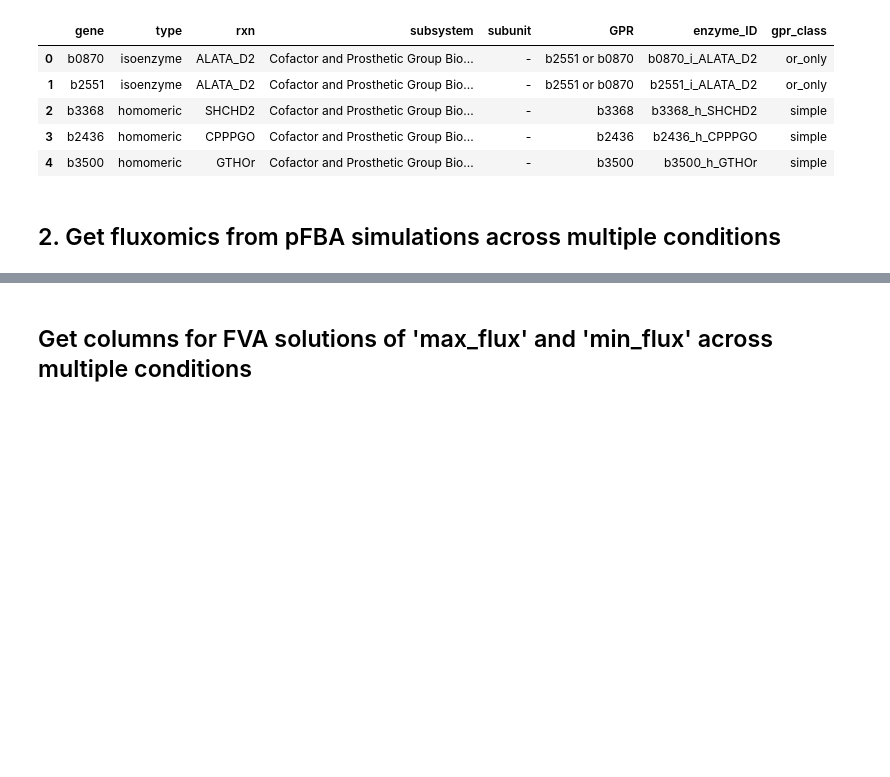
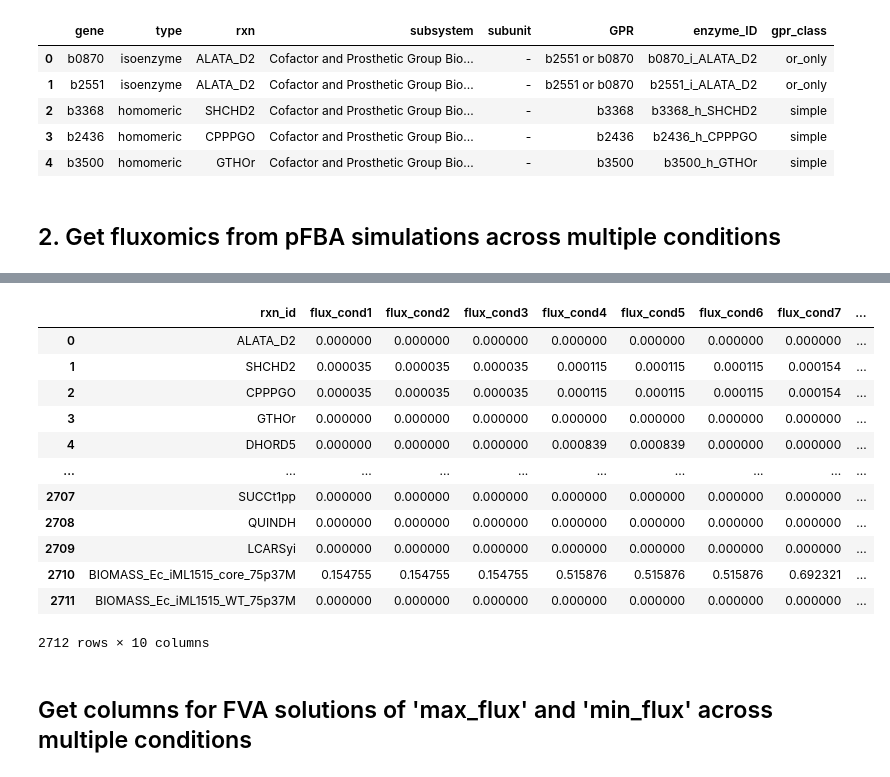
Before and after one commit to lyach/BactoCat, a Jupyter notebook: experiments/kapp_pipeline.ipynb, the cells around one changed output, grey strips where cells are left out. Cells and saved outputs as stored; diff of their text form; code cells hidden in the pictures; blank space fills up the shorter version.

```diff
--- a/experiments/kapp_pipeline.ipynb
+++ b/experiments/kapp_pipeline.ipynb
@@ -88,6 +89,22 @@ Condition 9 completed successfully
 Fluxomics dataframe created with 9 conditions
 # %%
 flux_summary = fluxomics_df.set_index("rxn_id").agg(["mean", "std", "min", "max"], axis=1)
+# %%
+fluxomics_df
+# %% [output]
+|  | rxn_id | flux_cond1 | flux_cond2 | flux_cond3 | flux_cond4 | flux_cond5 | flux_cond6 | flux_cond7 | ... |
+| 0 | ALATA_D2 | 0.000000 | 0.000000 | 0.000000 | 0.000000 | 0.000000 | 0.000000 | 0.000000 | ... |
+| 1 | SHCHD2 | 0.000035 | 0.000035 | 0.000035 | 0.000115 | 0.000115 | 0.000115 | 0.000154 | ... |
+| 2 | CPPPGO | 0.000035 | 0.000035 | 0.000035 | 0.000115 | 0.000115 | 0.000115 | 0.000154 | ... |
+| 3 | GTHOr | 0.000000 | 0.000000 | 0.000000 | 0.000000 | 0.000000 | 0.000000 | 0.000000 | ... |
+| 4 | DHORD5 | 0.000000 | 0.000000 | 0.000000 | 0.000839 | 0.000839 | 0.000000 | 0.000000 | ... |
+| ... | ... | ... | ... | ... | ... | ... | ... | ... | ... |
+| 2707 | SUCCt1pp | 0.000000 | 0.000000 | 0.000000 | 0.000000 | 0.000000 | 0.000000 | 0.000000 | ... |
+| 2708 | QUINDH | 0.000000 | 0.000000 | 0.000000 | 0.000000 | 0.000000 | 0.000000 | 0.000000 | ... |
+| 2709 | LCARSyi | 0.000000 | 0.000000 | 0.000000 | 0.000000 | 0.000000 | 0.000000 | 0.000000 | ... |
+| 2710 | BIOMASS_Ec_iML1515_core_75p37M | 0.154755 | 0.154755 | 0.154755 | 0.515876 | 0.515876 | 0.515876 | 0.692321 | ... |
+| 2711 | BIOMASS_Ec_iML1515_WT_75p37M | 0.000000 | 0.000000 | 0.000000 | 0.000000 | 0.000000 | 0.000000 | 0.000000 | ... |
+2712 rows × 10 columns
 # %% [markdown]
 ##  Get columns for FVA solutions of 'max_flux' and 'min_flux' across multiple conditions
 # %%
```
Also changed, not shown: parts of 41 cells of this notebook, 1 other file.
